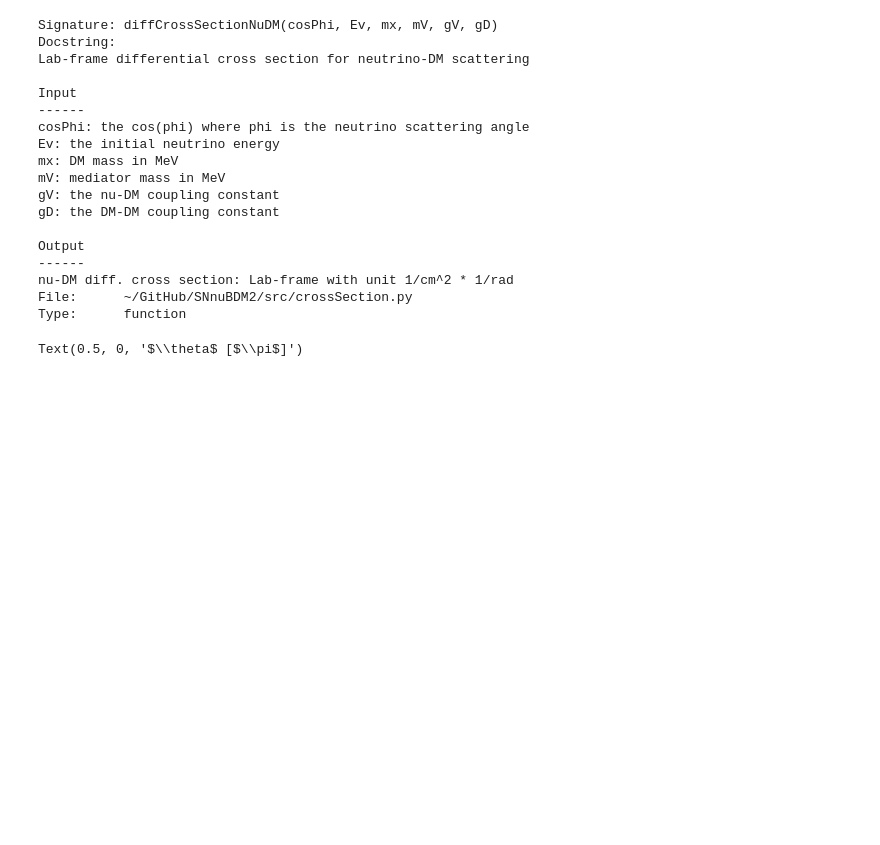
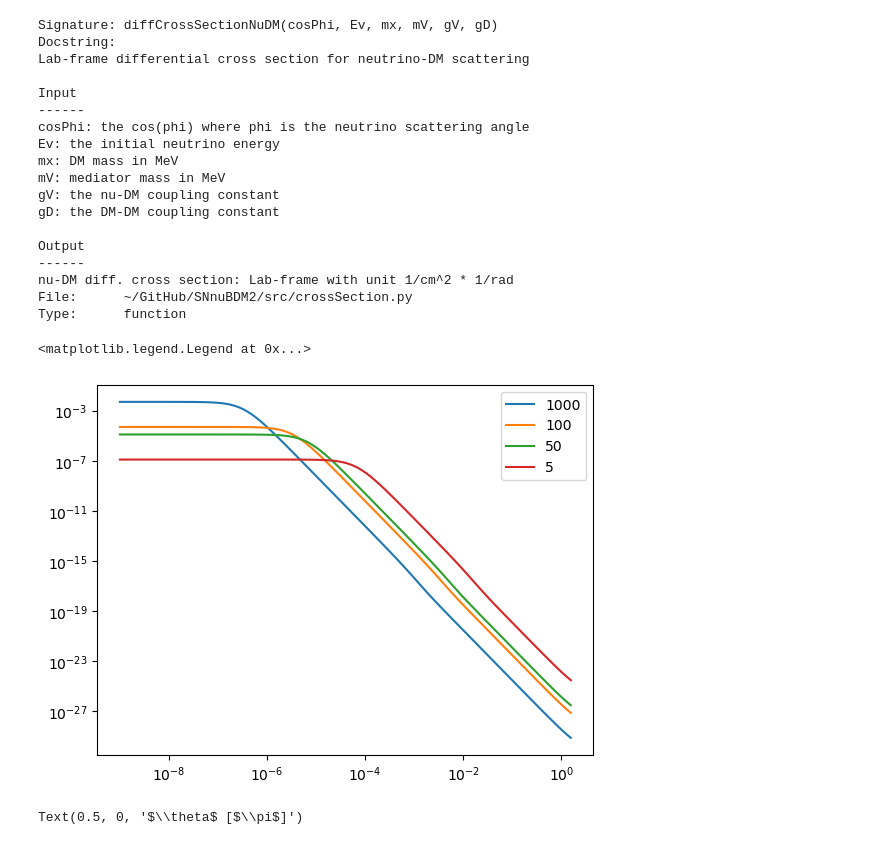
Before and after one commit to yenhsunlin/SNnuBDM2, a Jupyter notebook: src/snvbdm.ipynb, the cells around one changed output. Cells and saved outputs as stored; diff of their text form; code cells hidden in the pictures; blank space fills up the shorter version.

```diff
--- a/src/snvbdm.ipynb
+++ b/src/snvbdm.ipynb
@@ -493,3 +495,29 @@ Type:      function
+# %%
+ph_ls = np.logspace(-9,np.log10(np.pi/2),100)
+Ev_ls = np.linspace(5,100,50)
+# %%
+two_dim = []
+ev_1000 = []
+ev_100 = []
+ev_50 = []
+ev_5 = []
+for phi in ph_ls:
+    #sigxv = diffCrossSectionNuDM(np.cos(phi),Ev,1e-3,1e-3/3,1,1)
+    ev_100.append(diffCrossSectionNuDM(np.cos(phi),100,1e-3,1e-3/3,1,1))
+    ev_50.append(diffCrossSectionNuDM(np.cos(phi),50,1e-3,1e-3/3,1,1))
+    ev_5.append(diffCrossSectionNuDM(np.cos(phi),5,1e-3,1e-3/3,1,1))
+    ev_1000.append(diffCrossSectionNuDM(np.cos(phi),1000,1e-3,1e-3/3,1,1))
+# %%
+plt.plot(ph_ls,ev_1000,label=1000)
+plt.plot(ph_ls,ev_100,label=100)
+plt.plot(ph_ls,ev_50,label=50)
+plt.plot(ph_ls,ev_5,label=5)
+plt.yscale('log')
+plt.xscale('log')
+plt.legend()
+# %% [output]
+<matplotlib.legend.Legend at 0x...>
+[figure, added]
 # %%
 Tx = 5
 mx = 1e-3
```
Also changed, not shown: parts of 1 cell of this notebook.
